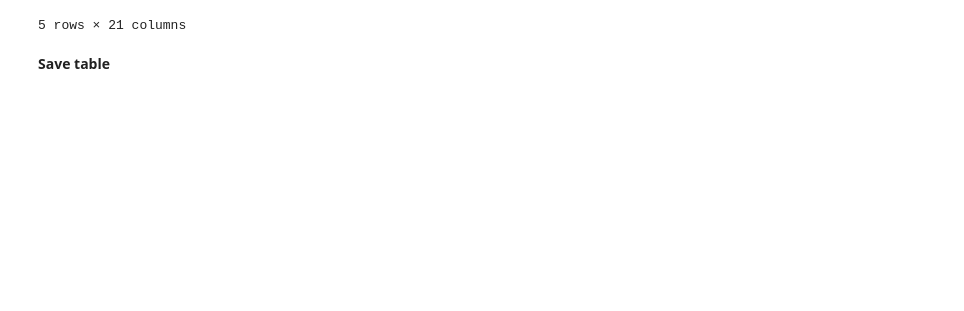
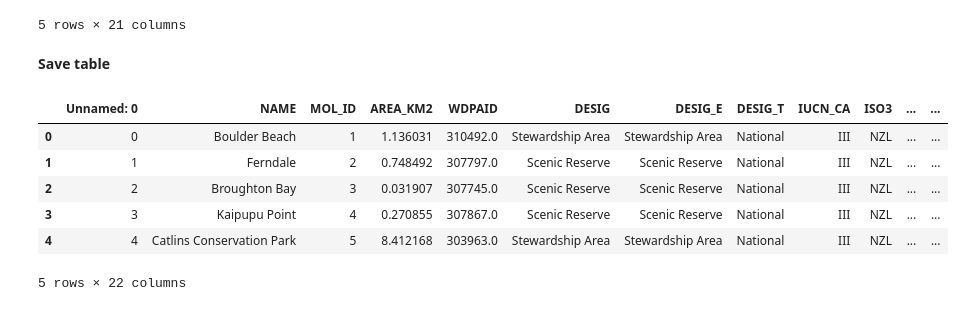
Before and after one commit to Vizzuality/he-scratchfolder, a Jupyter notebook: Precalculated_WDPA.ipynb, the cells around one changed output. Saved outputs shown, nothing was run; the diff lists cells and outputs as text; code cells hidden in the pictures; blank space fills up the shorter version.

Commit message:
changes in precalculation

```diff
--- a/Precalculated_WDPA.ipynb
+++ b/Precalculated_WDPA.ipynb
@@ -305,3 +305,15 @@ dff2.head()
 **Save table**
 # %%
 dff2.to_csv(f"{path_out}/wdpa_precal_with_contextual.csv")
+# %%
+dff = pd.read_csv(f"{path_out}/wdpa_precal_with_contextual.csv")
+# %%
+dff.head()
+# %% [output]
+|  | Unnamed: 0 | NAME | MOL_ID | AREA_KM2 | WDPAID | DESIG | DESIG_E | DESIG_T | IUCN_CA | ISO3 | ... | ... |
+| 0 | 0 | Boulder Beach | 1 | 1.136031 | 310492.0 | Stewardship Area | Stewardship Area | National | III | NZL | ... | ... |
+| 1 | 1 | Ferndale | 2 | 0.748492 | 307797.0 | Scenic Reserve | Scenic Reserve | National | III | NZL | ... | ... |
+| 2 | 2 | Broughton Bay | 3 | 0.031907 | 307745.0 | Scenic Reserve | Scenic Reserve | National | III | NZL | ... | ... |
+| 3 | 3 | Kaipupu Point | 4 | 0.270855 | 307867.0 | Scenic Reserve | Scenic Reserve | National | III | NZL | ... | ... |
+| 4 | 4 | Catlins Conservation Park | 5 | 8.412168 | 303963.0 | Stewardship Area | Stewardship Area | National | III | NZL | ... | ... |
+5 rows × 22 columns
```
